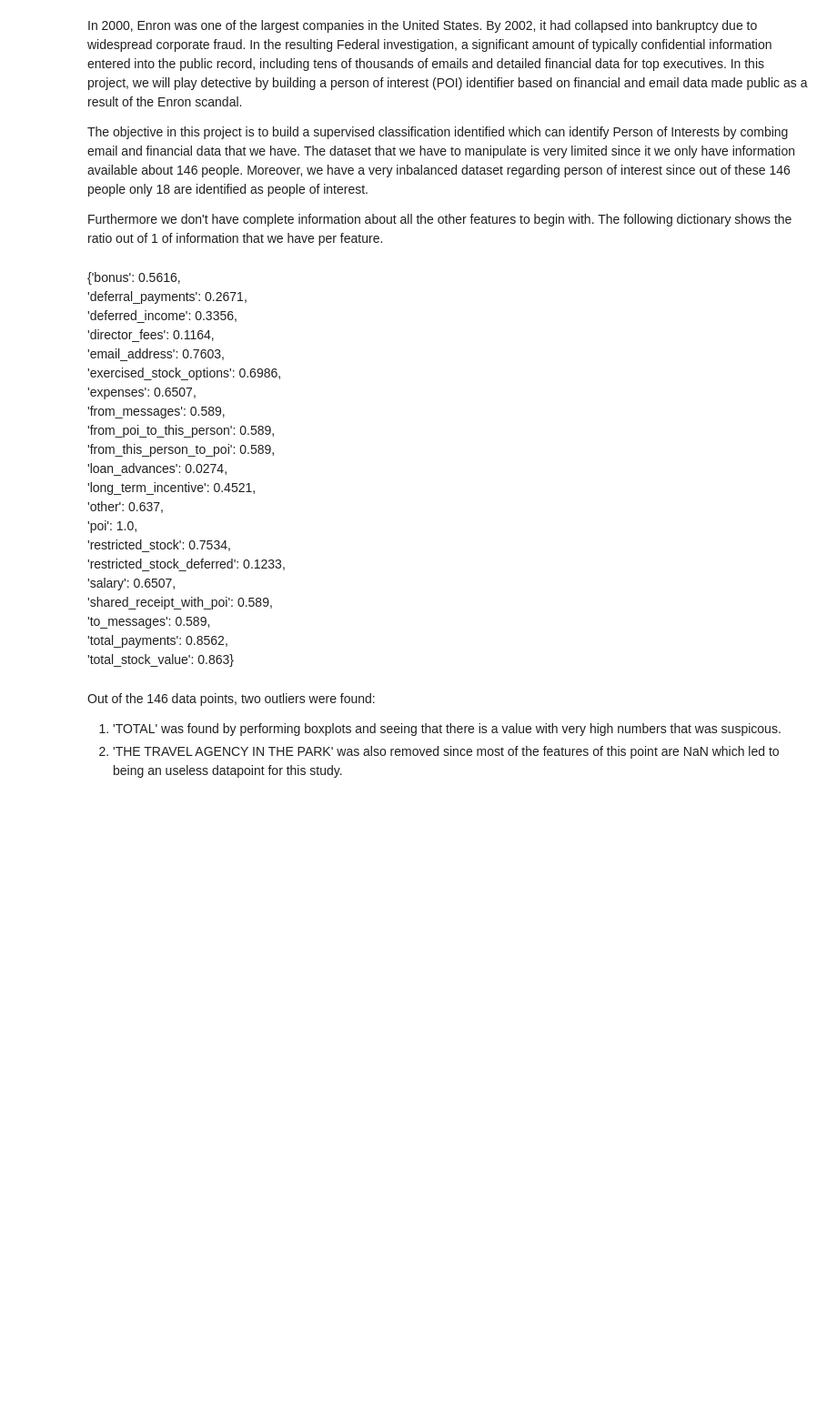
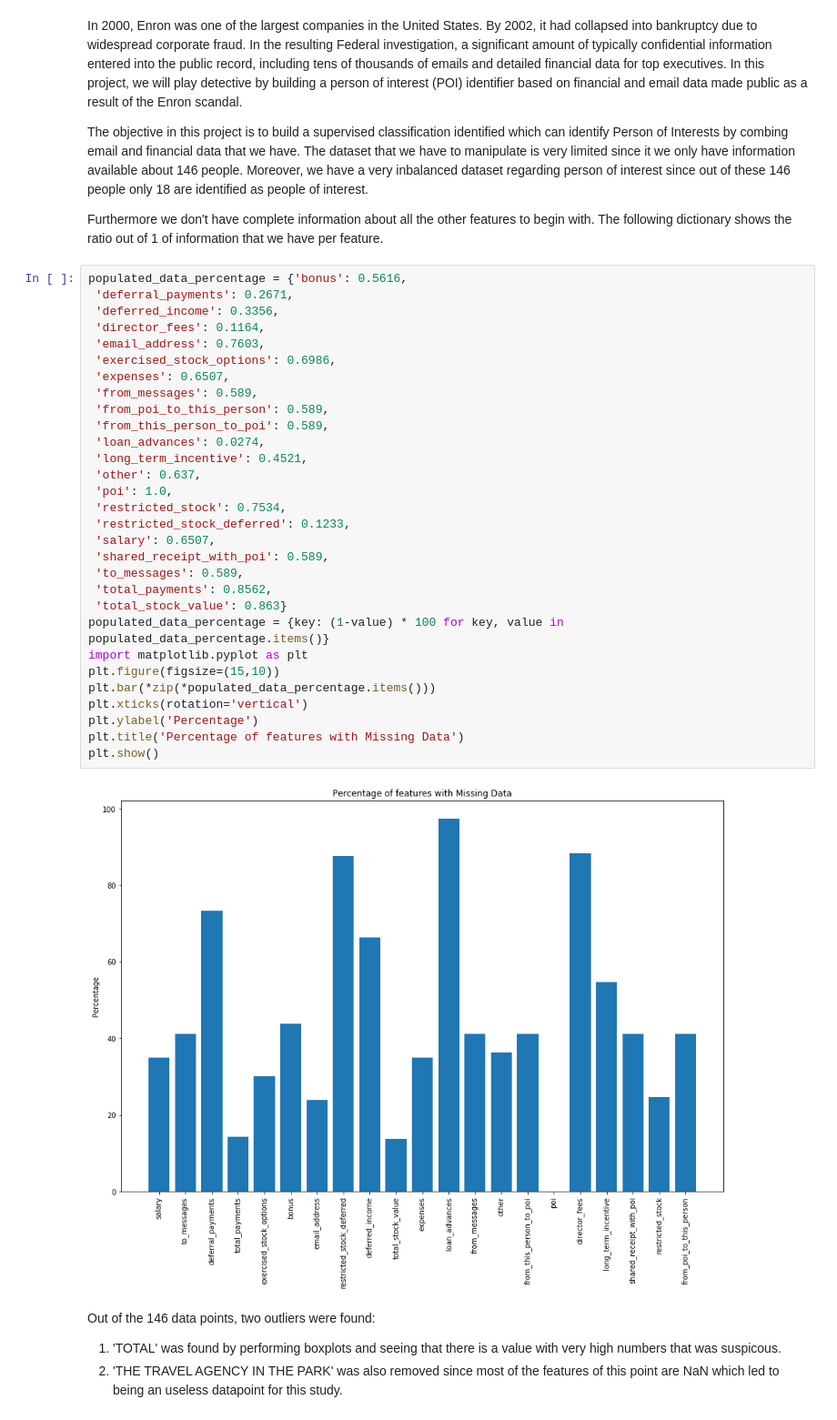
Before and after one commit to NitinRamchand/Data-Analytics-Nanodegree-Udacity, a Jupyter notebook: Identify_Fraud_From_Enron_NitinRamchandLalwani_Submission/Enron_Submission_Final_Answers.ipynb, the cells around one changed output. Shown at 91% size. Cells and saved outputs as stored; diff of their text form; blank space fills up the shorter version.

```diff
--- a/Identify_Fraud_From_Enron_NitinRamchandLalwani_Submission/Enron_Submission_Final_Answers.ipynb
+++ b/Identify_Fraud_From_Enron_NitinRamchandLalwani_Submission/Enron_Submission_Final_Answers.ipynb
@@ -8,28 +8,38 @@ In 2000, Enron was one of the largest companies in the United States. By 2002, i
 The objective in this project is to build a supervised classification identified which can identify Person of Interests by combing email and financial data that we have. The dataset that we have to manipulate is very limited since it we only have information available about 146 people. Moreover, we have a very inbalanced dataset regarding person of interest since out of these 146 people only 18 are identified as people of interest.
 
 Furthermore we don't have complete information about all the other features to begin with. The following dictionary shows the ratio out of 1 of information that we have per feature.
-# %% [markdown]
-{'bonus': 0.5616, <br>
- 'deferral_payments': 0.2671, <br>
- 'deferred_income': 0.3356,<br>
- 'director_fees': 0.1164,<br>
- 'email_address': 0.7603,<br>
- 'exercised_stock_options': 0.6986,<br>
- 'expenses': 0.6507,<br>
- 'from_messages': 0.589,<br>
- 'from_poi_to_this_person': 0.589,<br>
- 'from_this_person_to_poi': 0.589,<br>
- 'loan_advances': 0.0274,<br>
- 'long_term_incentive': 0.4521,<br>
- 'other': 0.637,<br>
- 'poi': 1.0,<br>
- 'restricted_stock': 0.7534,<br>
- 'restricted_stock_deferred': 0.1233,<br>
- 'salary': 0.6507,<br>
- 'shared_receipt_with_poi': 0.589,<br>
- 'to_messages': 0.589,<br>
- 'total_payments': 0.8562,<br>
- 'total_stock_value': 0.863}
+# %%
+populated_data_percentage = {'bonus': 0.5616,
+ 'deferral_payments': 0.2671,
+ 'deferred_income': 0.3356,
+ 'director_fees': 0.1164,
+ 'email_address': 0.7603,
+ 'exercised_stock_options': 0.6986,
+ 'expenses': 0.6507,
+ 'from_messages': 0.589,
+ 'from_poi_to_this_person': 0.589,
+ 'from_this_person_to_poi': 0.589,
+ 'loan_advances': 0.0274,
+ 'long_term_incentive': 0.4521,
+ 'other': 0.637,
+ 'poi': 1.0,
+ 'restricted_stock': 0.7534,
+ 'restricted_stock_deferred': 0.1233,
+ 'salary': 0.6507,
+ 'shared_receipt_with_poi': 0.589,
+ 'to_messages': 0.589,
+ 'total_payments': 0.8562,
+ 'total_stock_value': 0.863}
+populated_data_percentage = {key: (1-value) * 100 for key, value in populated_data_percentage.items()}
+import matplotlib.pyplot as plt
+plt.figure(figsize=(15,10))
+plt.bar(*zip(*populated_data_percentage.items()))
+plt.xticks(rotation='vertical')
+plt.ylabel('Percentage')
+plt.title('Percentage of features with Missing Data')
+plt.show()
+# %% [output]
+[figure, added]
 # %% [markdown]
 Out of the 146 data points, two outliers were found: <br>
 1) 'TOTAL' was found by performing boxplots and seeing that there is a value with very high numbers that was suspicous. <br>
```
Also changed, not shown: parts of 9 cells of this notebook, 8 other files.
